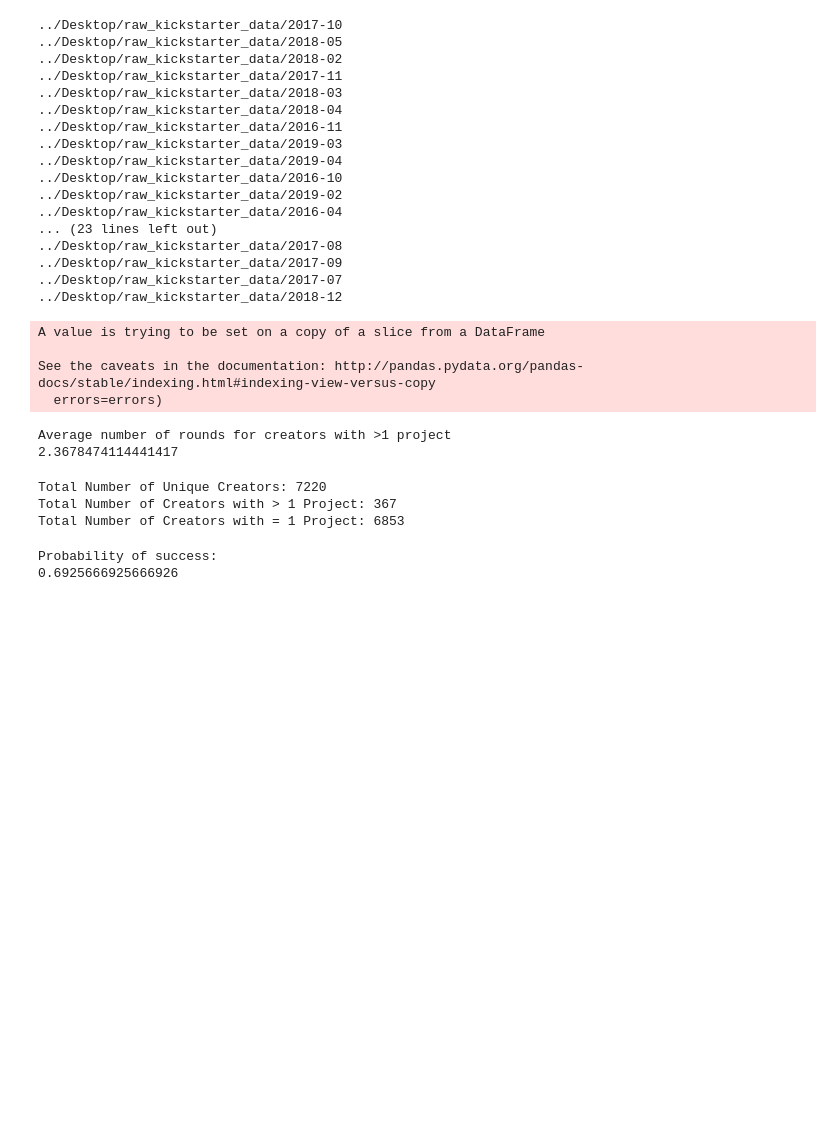
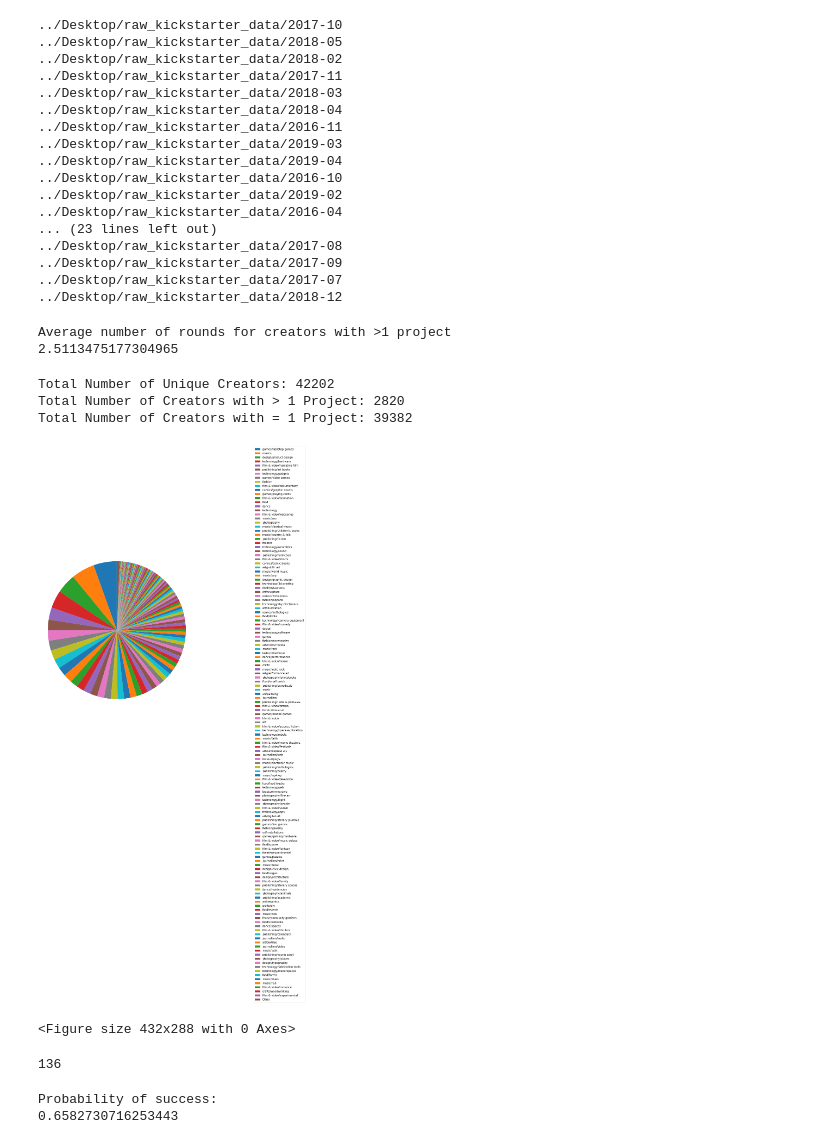
Before and after one commit to sarinaliu88/Cleaning-Kickstarter, a Jupyter notebook: clean_kickstarter_data_creators.ipynb, the cells around one changed output. Cells and saved outputs as stored; diff of their text form; code cells hidden in the pictures; blank space fills up the shorter version.

```diff
--- a/clean_kickstarter_data_creators.ipynb
+++ b/clean_kickstarter_data_creators.ipynb
@@ -114,11 +116,12 @@ df1['deadline'] = pd.to_datetime(df1['deadline'],unit='s')
 
 # only keep US companies that were not cancelled
 df1 = df1.loc[(df1['country'] == 'US') & (df1['state'].isin(['successful','failed'])) &
-                  (df1['goal'] > 25000) & (df1['usd_pledged'] > 2500)]
+                  (df1['goal'] > 5000) & (df1['usd_pledged'] > 100)]
 df1_success = df1.loc[(df1['country'] == 'US') & (df1['state'] == 'successful') &
-                      (df1['goal'] > 25000) & (df1['usd_pledged'] > 2500)]
+                      (df1['goal'] > 5000) & (df1['usd_pledged'] > 100)]
 df1_fail = df1.loc[(df1['country'] == 'US') & (df1['state'] == 'failed') &
-                       (df1['goal'] > 25000)& (df1['usd_pledged'] > 2500)]
+                       (df1['goal'] > 5000)& (df1['usd_pledged'] > 100)]
+
 df1.drop(['country'], inplace = True, axis = 1)
 df1_success.drop(['country'], inplace = True, axis = 1)
 df1_fail.drop(['country'], inplace = True, axis = 1)
@@ -128,11 +131,6 @@ df1 = df1.drop_duplicates('id')
 projects_id = projects_id + list(df1['id'])
 df1_success = df1_success.drop_duplicates('id')
 df1_fail = df1_fail.drop_duplicates('id')
-# %% [output]
-A value is trying to be set on a copy of a slice from a DataFrame
-
-See the caveats in the documentation: http://pandas.pydata.org/pandas-docs/stable/indexing.html#indexing-view-versus-copy
-  errors=errors)
 # %%
 ### CREATORS WITH MULTIPLE CROWDFUNDING CAMPAIGNS
 
@@ -156,7 +154,18 @@ for l in creator_freq:
         df2_fail_first = df2_fail_first.append(temp)
 # %% [output]
 Average number of rounds for creators with >1 project
-2.3678474114441417
+2.5113475177304965
+# %%
+category_num = dict()
+for k, v in creator_freq.items():
+    category_num[k] = df2.loc[df2['creator_id'] == k, 'category_name'].iloc[0]
+
+new_dict = {}
+for i in category_num.values():
+    if i in new_dict.keys():
+        new_dict[i] += 1
+    else:
+        new_dict[i] = 1
 # %%
 # write to csv file
 df2.to_csv(path2 + "/Creators_All.csv", index = False) # 869
@@ -171,9 +180,39 @@ print('Total Number of Unique Creators: ' + str(len(df1['creator_id'].value_coun
 print('Total Number of Creators with > 1 Project: ' + str(len(df2['creator_id'].value_counts().to_dict())))
 print('Total Number of Creators with = 1 Project: ' + str(len(df1['creator_id'].value_counts().to_dict()) - len(df2['creator_id'].value_counts().to_dict())))
 # %% [output]
-Total Number of Unique Creators: 7220
-Total Number of Creators with > 1 Project: 367
-Total Number of Creators with = 1 Project: 6853
+Total Number of Unique Creators: 42202
+Total Number of Creators with > 1 Project: 2820
+Total Number of Creators with = 1 Project: 39382
+# %%
+sorted_x = sorted(new_dict.items(), key=lambda kv: kv[1], reverse = True)
+od = collections.OrderedDict(sorted_x)
+labels = list(od.keys())
+all_num = list(od.values())
+
+new_dict1 = {}
+other = 0
+for i in range(len(all_num)):
+    if all_num[i] > 1: # more than 1 project
+        new_dict1[labels[i]] = all_num[i]
+    else:
+        other += all_num[i]
+new_dict1['Other'] = other
+
+fig = plt.figure(figsize=(10, 10))
+patches, texts = plt.pie(new_dict1.values(), startangle=90)
+plt.legend(patches, new_dict1.keys(), loc="upper right", bbox_to_anchor=(1.75, 1.75))
+plt.axis('equal')
+plt.tight_layout()
+plt.show()
+
+plt.savefig(path3 + 'Categories_subsequent_projects.png')
+# %% [output]
+[figure, added]
+<Figure size 432x288 with 0 Axes>
+# %%
+print(len(new_dict1.keys()))
+# %% [output]
+136
 # %%
 ### CALCULATION - PROBABILITY OF SUCCESS
 
@@ -199,7 +238,7 @@ print("Probability of success:")
 print(success_rate)
 # %% [output]
 Probability of success:
-0.6925666925666926
+0.6582730716253443
 # %%
 ### CALCULATION - PROBABILITY OF SUCCESS
 
```
Also changed, not shown: parts of 14 cells of this notebook, 1 other file.
